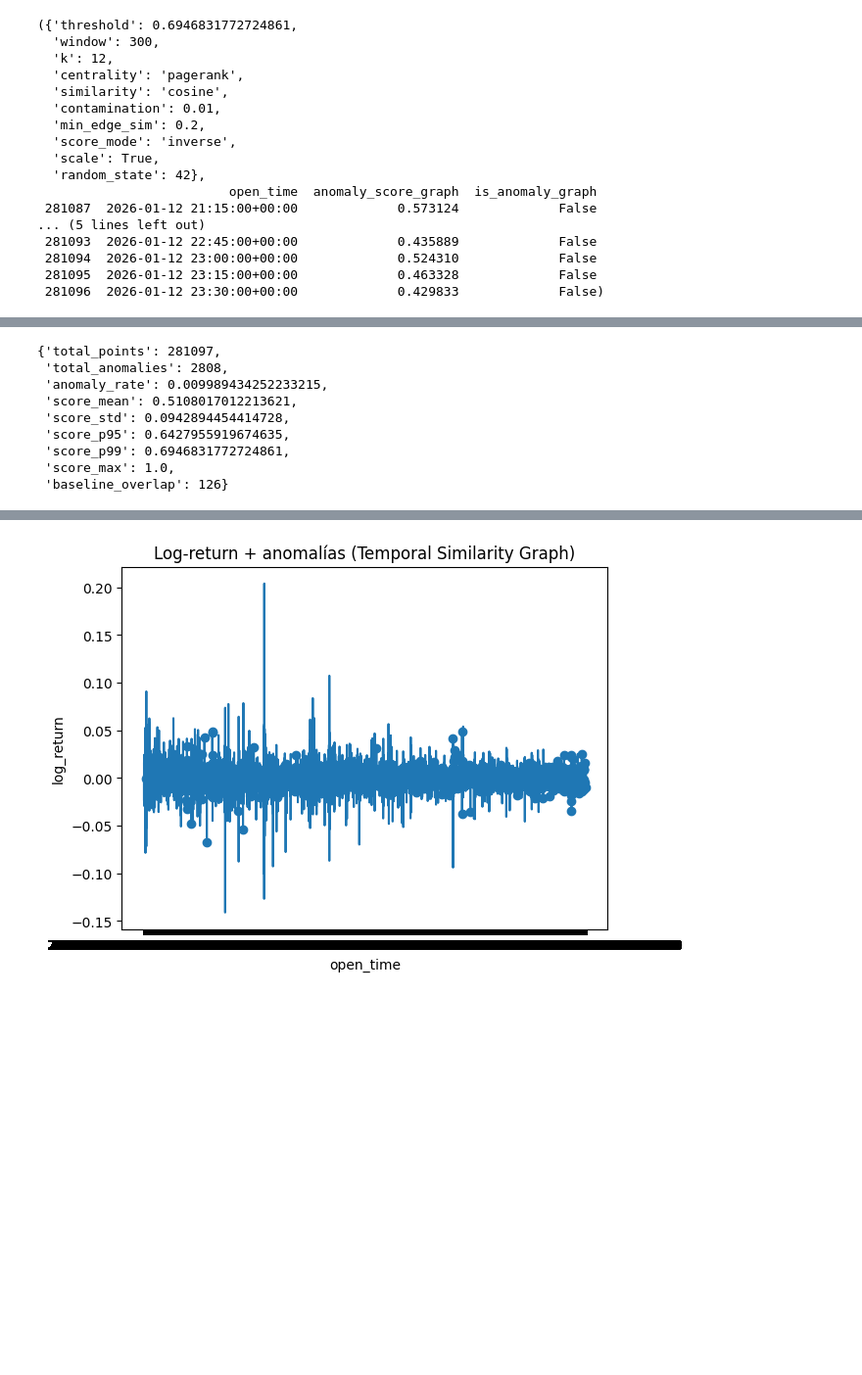
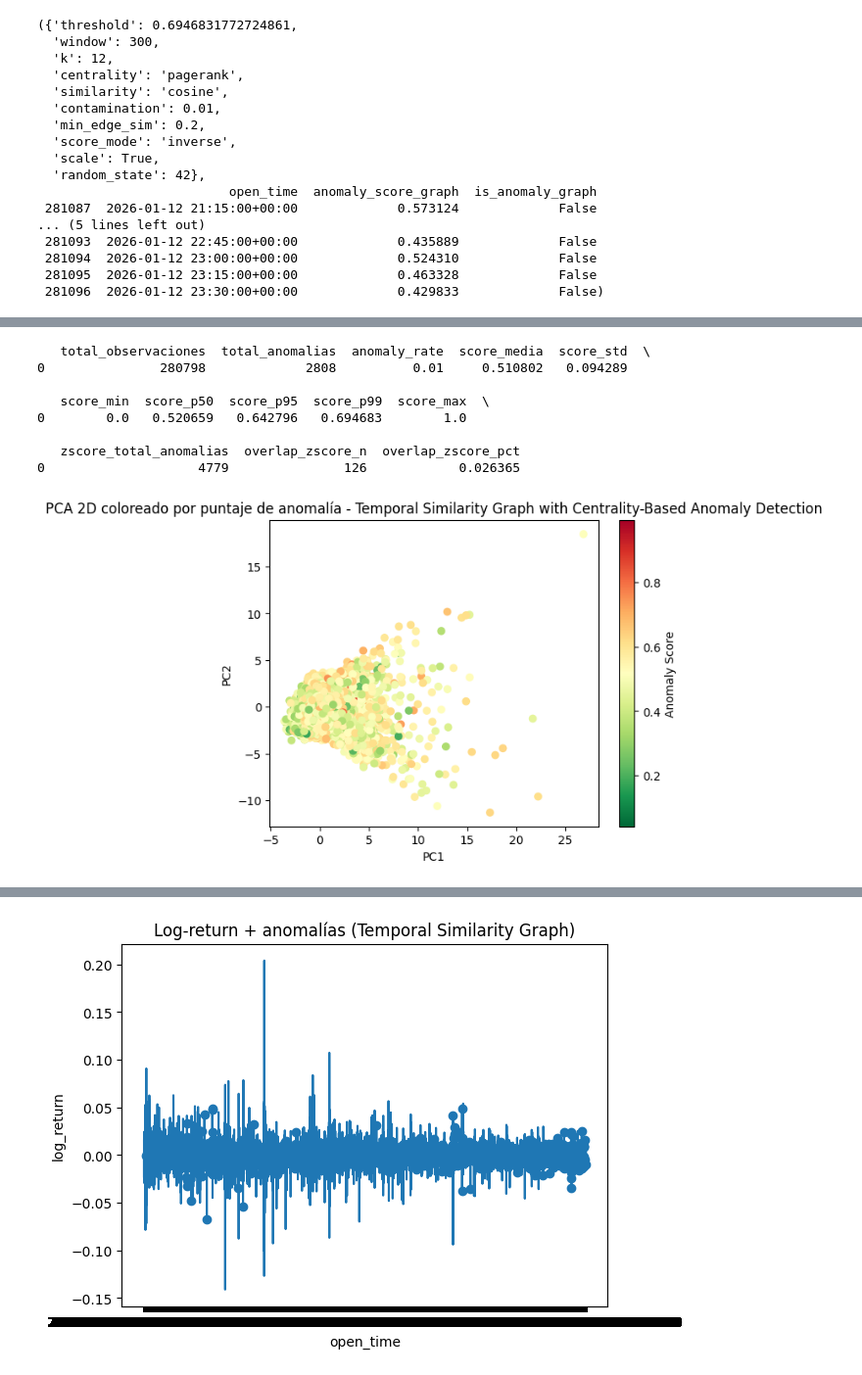
Before and after one commit to treviom90/Anomaly-Detection-in-Crypto, a Jupyter notebook: 5Temporal Similarity Graph with Centrality-Based Anomaly Detection.ipynb, the cells around one changed output, grey strips where cells are left out. Shown at 98% size. Drawn from its saved outputs; the diff is of its cells as text; code cells hidden in the pictures; blank space fills up the shorter version.

```diff
--- a/5Temporal Similarity Graph with Centrality-Based Anomaly Detection.ipynb
+++ b/5Temporal Similarity Graph with Centrality-Based Anomaly Detection.ipynb
@@ -311,6 +483,26 @@ def plot_pca_score(df, features, score_col, title="PCA 2D coloreado por score",
     plt.xlabel("PC1")
     plt.ylabel("PC2")
     plt.show()
+# %%
+def plot_pca_score(df, features, score_col, title="PCA 2D coloreado por score", cmap="RdYlGn_r", sample_n=30000, random_state=42):
+    d = df.dropna(subset=features + [score_col]).copy()
+    if len(d) > sample_n:
+        d = d.sample(sample_n, random_state=random_state)
+
+    X = d[features].replace([np.inf, -np.inf], np.nan).dropna()
+    d = d.loc[X.index]
+    scores = d[score_col].values
+
+    Xs = StandardScaler().fit_transform(X.values)
+    X2 = PCA(n_components=2, random_state=random_state).fit_transform(Xs)
+
+    plt.figure()
+    sc = plt.scatter(X2[:, 0], X2[:, 1], c=scores, cmap=cmap)
+    plt.colorbar(sc, label="Anomaly Score")
+    plt.title(title)
+    plt.xlabel("PC1")
+    plt.ylabel("PC2")
+    plt.show()
 # %%
 features = [
     "log_return",
@@ -361,18 +563,27 @@ dbg, df_scored[["open_time", "anomaly_score_graph", "is_anomaly_graph"]].tail(10
 # %%
-metrics_graph = compute_anomaly_metrics(
-    df_scored,
+metrics_graph = evaluar_modelo(
+    df_result=df_scored,
     anomaly_col="is_anomaly_graph",
     score_col="anomaly_score_graph",
-    baseline_col="anomaly_simple"   # si lo tienes
+    zscore_col="anomaly_simple"
 )
-metrics_graph
+
+print(metrics_graph)
 # %% [output]
-{'total_points': 281097,
- 'total_anomalies': 2808,
- 'anomaly_rate': 0.009989434252233215,
- 'score_mean': 0.5108017012213621,
- 'score_std': 0.0942894454414728,
- 'score_p95': 0.6427955919674635,
- 'score_p99': 0.6946831772724861,
- 'score_max': 1.0,
- 'baseline_overlap': 126}
+   total_observaciones  total_anomalias  anomaly_rate  score_media  score_std  \
+0               280798             2808          0.01     0.510802   0.094289
+
+   score_min  score_p50  score_p95  score_p99  score_max  \
+0        0.0   0.520659   0.642796   0.694683        1.0
+
+   zscore_total_anomalias  overlap_zscore_n  overlap_zscore_pct
+0                    4779               126            0.026365
+# %%
+plot_pca_score(
+    df=df_scored,
+    features=features,
+    score_col="anomaly_score_graph",
+    title="PCA 2D coloreado por puntaje de anomalía - Temporal Similarity Graph with Centrality-Based Anomaly Detection"
+)
+# %% [output]
+[figure, added]
```
Also changed, not shown: parts of 10 cells of this notebook, 15 other files.
